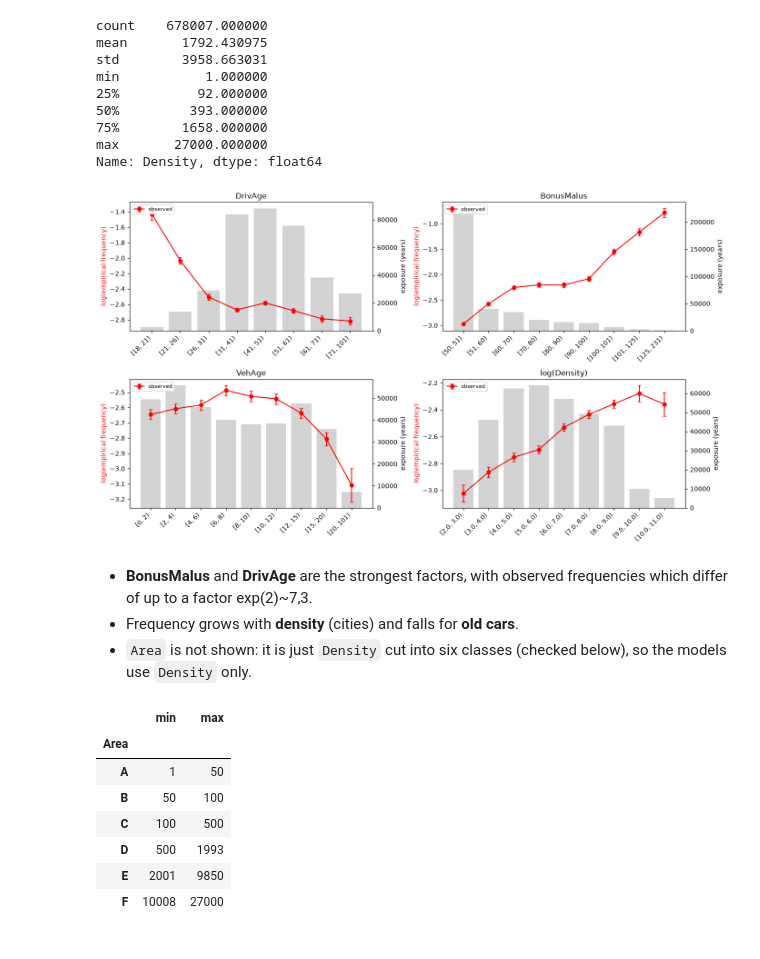
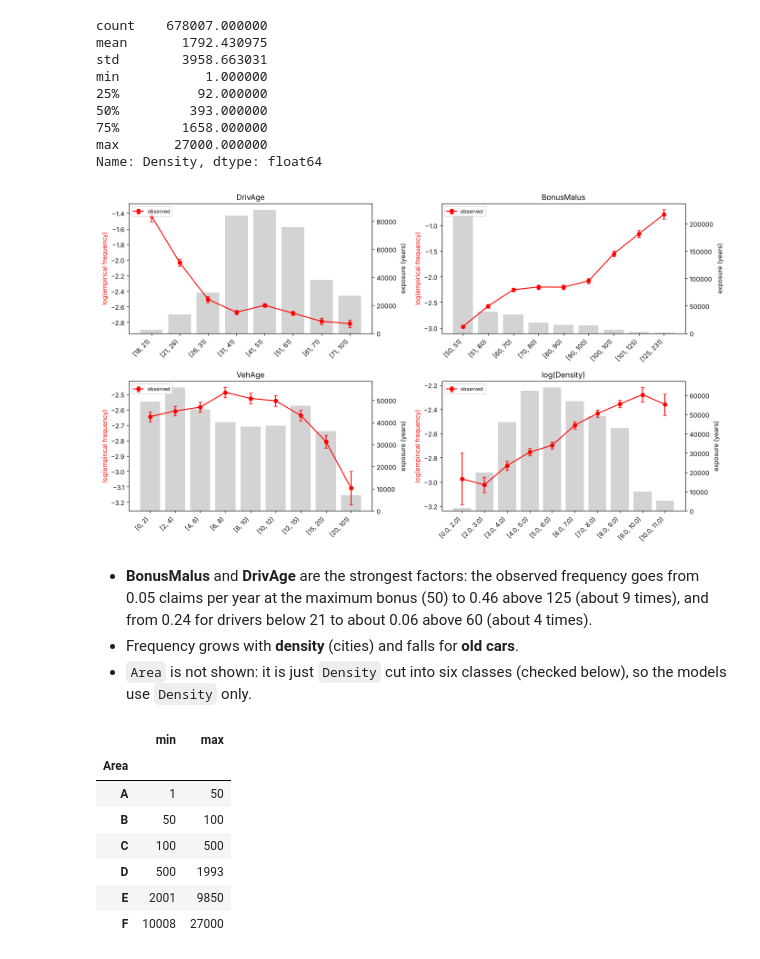
Before and after one commit to tommasocortopassi/motor-insurance-pricing, a Jupyter notebook: Motor_Insurance_Pricing.ipynb, the cells around one changed output. Cells and saved outputs as stored; diff of their text form; code cells hidden in the pictures.

```diff
--- a/Motor_Insurance_Pricing.ipynb
+++ b/Motor_Insurance_Pricing.ipynb
@@ -311,37 +312,37 @@ def one_way(df: pd.DataFrame, by: pd.Series, ax, pred_cols=()):
     claims = g["ClaimNb"].sum().where(lambda s: s > 0)  # groups without claims become NaN and are not drawn
     x = np.arange(len(exposure))
     ax_bars = ax.twinx()
     ax_bars.bar(x, exposure, color="lightgrey")
     ax_bars.set_ylabel("exposure (years)")
     ax.set_zorder(ax_bars.get_zorder() + 1)
     ax.patch.set_visible(False)
     # log(claims / exposure) is the empirical linear predictor of each group; 1.96 / sqrt(claims) is the
     # approximate 95% half-width of a Poisson count on the log scale.
     ax.errorbar(x, np.log(claims / exposure), yerr=1.96 / np.sqrt(claims), fmt="o-", color="red", capsize=3,
                 label="observed")
     for col in pred_cols:  # predicted claims / exposure in each group, on the same scale
         predicted = (df[col] * df["Exposure"]).groupby(by, observed=True).sum() / exposure
         ax.plot(x, np.log(predicted), "s--", label=col)
     ax.set_xticks(x, [str(v) for v in exposure.index], rotation=45, ha="right")
     ax.set_ylabel("log(empirical frequency)", color="red")
     ax.legend(loc="upper left", fontsize=8)
 
 
 fig, axes = plt.subplots(2, 2, figsize=(14, 8))
 one_way(policies, pd.cut(policies["DrivAge"], [18, 21, 26, 31, 41, 51, 61, 71, 101], right=False), axes[0, 0])
 axes[0, 0].set_title("DrivAge")
 one_way(policies, pd.cut(policies["BonusMalus"], [50, 51, 60, 70, 80, 90, 100, 101, 125, 231], right=False), axes[0, 1])
 axes[0, 1].set_title("BonusMalus")
 one_way(policies, pd.cut(policies["VehAge"], [0, 2, 4, 6, 8, 10, 12, 15, 20, 101], right=False), axes[1, 0])
 axes[1, 0].set_title("VehAge")
-one_way(policies, pd.cut(np.log(policies["Density"]), np.arange(2, 11.5, 1.0), right=False), axes[1, 1])
+one_way(policies, pd.cut(np.log(policies["Density"]), np.r_[0, np.arange(2, 11.5, 1.0)], right=False), axes[1, 1])
 axes[1, 1].set_title("log(Density)")
 fig.tight_layout()
 plt.show()
 # %% [output]
-[figure, old version]
+[figure, new version]
 # %% [markdown]
-- **BonusMalus** and **DrivAge** are the strongest factors, with observed frequencies which differ of up to a factor exp(2)~7,3.
+- **BonusMalus** and **DrivAge** are the strongest factors: the observed frequency goes from 0.05 claims per year at the maximum bonus (50) to 0.46 above 125 (about 9 times), and from 0.24 for drivers below 21 to about 0.06 above 60 (about 4 times).
 - Frequency grows with **density** (cities) and falls for **old cars**.
 - `Area` is not shown: it is just `Density` cut into six classes (checked below), so the models use `Density` only.
 # %%
```
Also changed, not shown: parts of 29 cells of this notebook.
